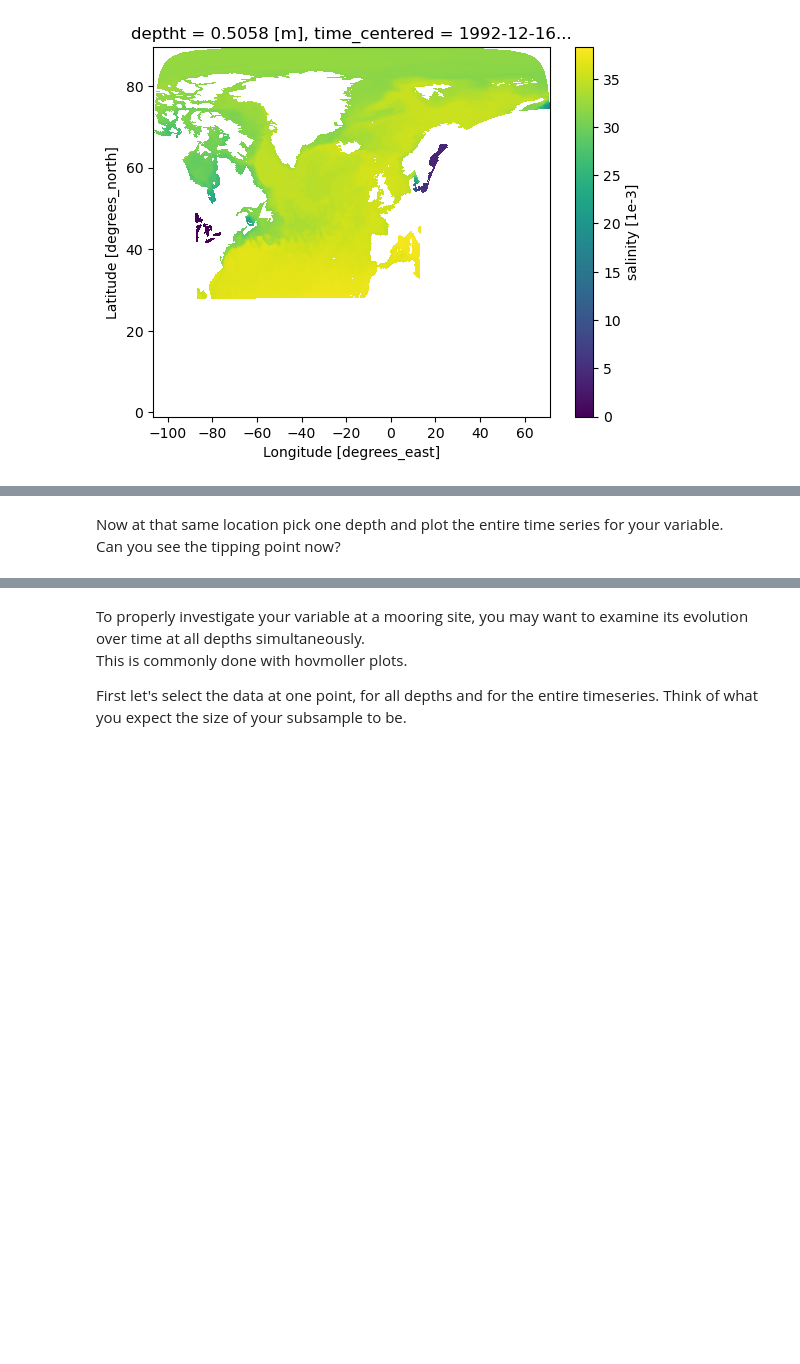
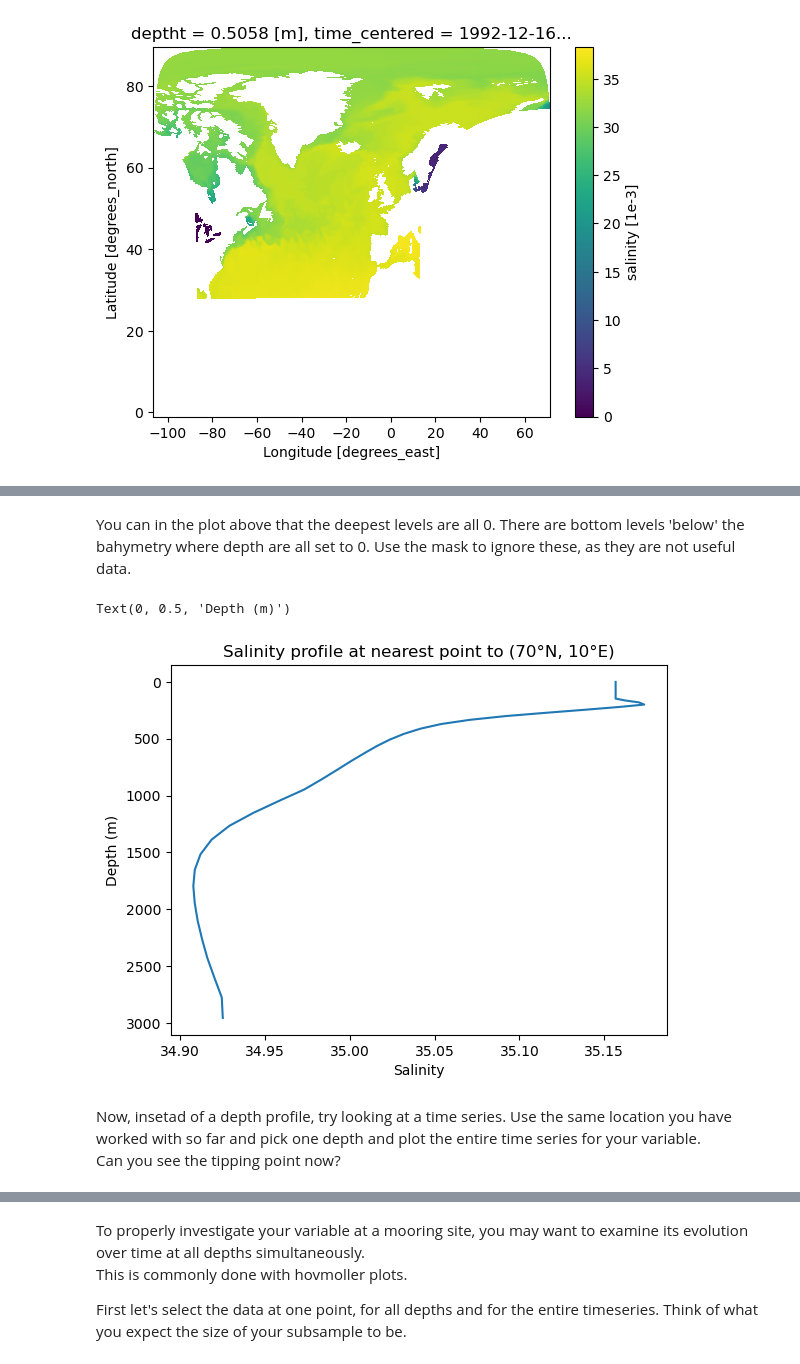
Before and after one commit to NOC-MSM/ARIA_workshop, a Jupyter notebook: Challenges/Challenge2.ipynb, the cells around one changed output, grey strips where cells are left out. Cells and saved outputs as stored; diff of their text form; code cells hidden in the pictures; blank space fills up the shorter version.

```diff
--- a/Challenges/Challenge2.ipynb
+++ b/Challenges/Challenge2.ipynb
@@ -65,2 +76,6 @@ Salinity.plot(x="nav_lon", y="nav_lat")
+# %%
+
+# Mask for the full dataset. 4D (time_counter, deptht, y, x)
+mask = xr.where(ds.so == 0, float("nan"), 1.0)
 # %% [markdown]
 Now select one mooring location.
@@ -94,4 +157,34 @@ salinity_profile.plot()
+# %% [markdown]
+You can in the plot above that the deepest levels are all 0. There are bottom levels 'below' the bahymetry where depth are all set to 0. Use the mask to ignore these, as they are not useful data.
+# %%
+# Extract the 1D mask profile at the same time and point
+mask_profile = mask.sel(time_counter="1992-12").isel(y=j, x=i)
+
+# Apply the mask: keep values where mask == 1, set others to NaN
+salinity_profile_masked = salinity_profile.where(mask_profile == 1)
+
+# Plot masked profile
+salinity_profile_masked.plot(y="deptht")   # or x="deptht"
+plt.gca().invert_yaxis()
+plt.title("Salinity profile at nearest point to (70°N, 10°E)")
+plt.xlabel("Salinity")
+plt.ylabel("Depth (m)")
+
+# # scatterplot (alternative)
+# fig, ax = plt.subplots()
+# ax.scatter(
+#     salinity_profile_masked.values,
+#     salinity_profile_masked["deptht"].values,
+# )
+# ax.invert_yaxis()
+# ax.set_title("Salinity profile at nearest point to (70°N, 10°E)")
+# ax.set_xlabel("Salinity")
+# ax.set_ylabel("Depth (m)")
+# %% [output]
+Text(0, 0.5, 'Depth (m)')
+[figure, added]
 # %% [markdown]
-Now at that same location pick one depth and plot the entire time series for your variable.
+Now, insetad of a depth profile, try looking at a time series.
+Use the same location you have worked with so far and pick one depth and plot the entire time series for your variable.
 Can you see the tipping point now?
 # %%
```
Also changed, not shown: parts of 17 cells of this notebook.
